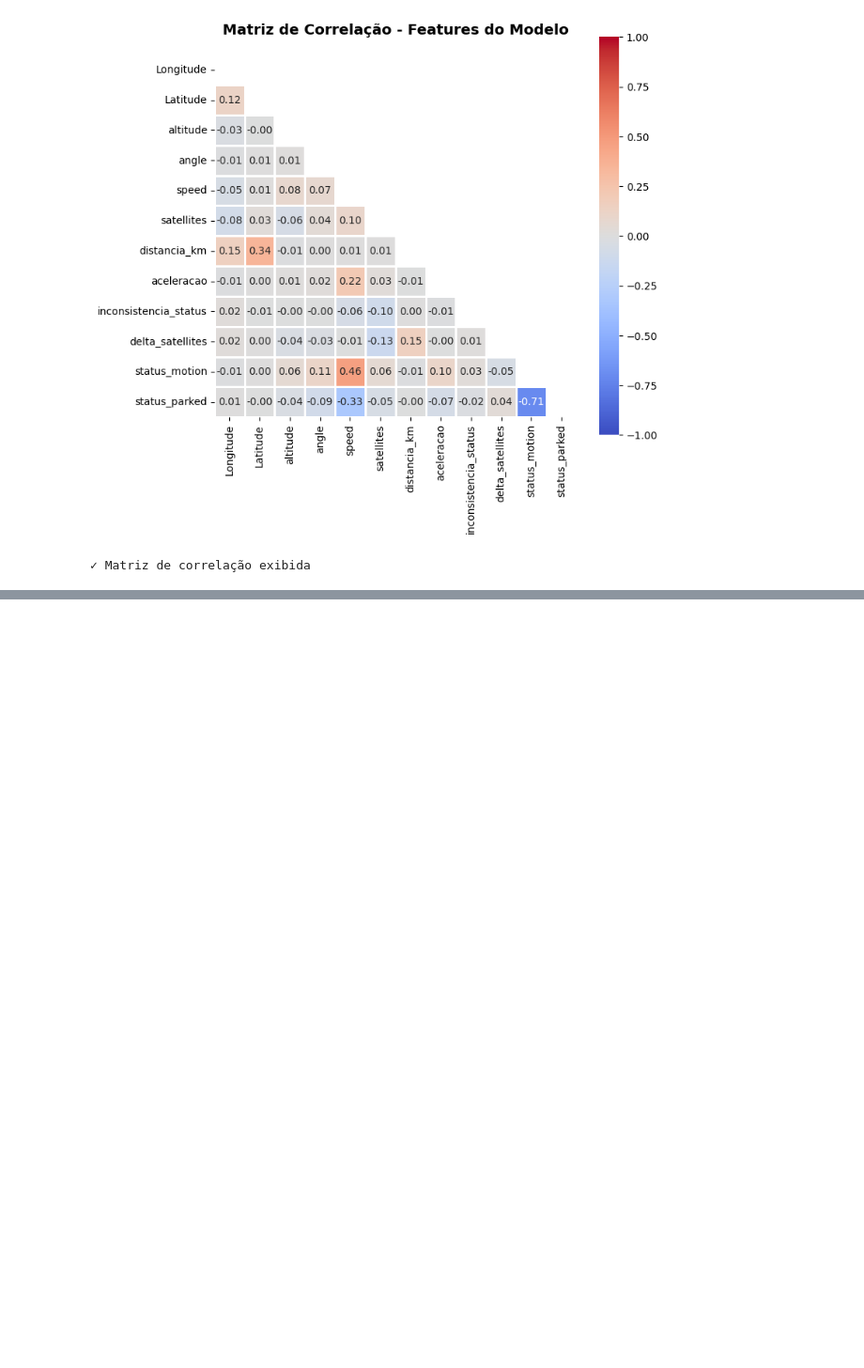
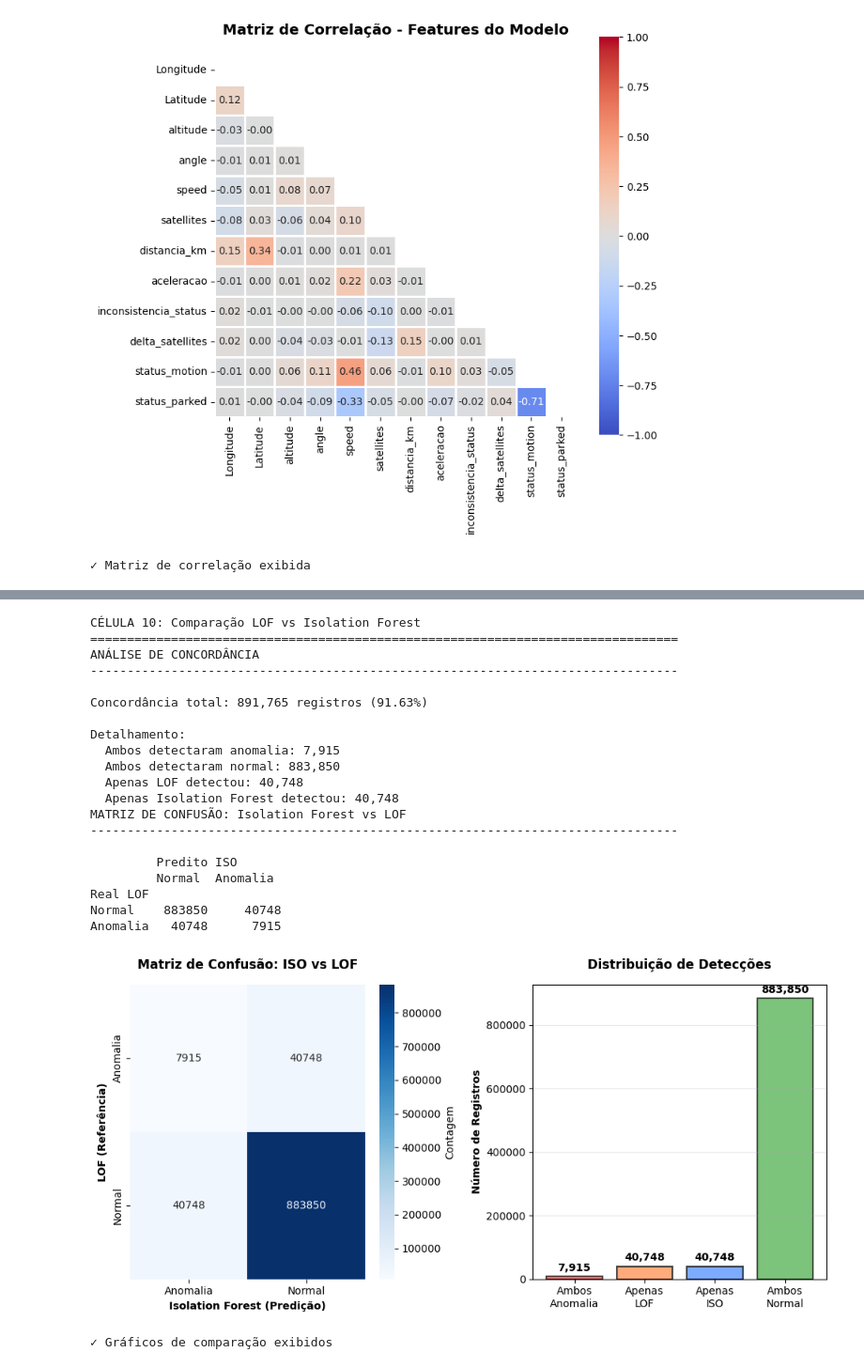
Before and after one commit to Roger-Quinelato/Detec-de-Anomalias, a Jupyter notebook: m2-lof-iso-RogerQuinelato.ipynb, the cells around one changed output, grey strips where cells are left out. Shown: that part at 94% size. Cells and saved outputs as stored; diff of their text form; code cells hidden in the pictures; blank space fills up the shorter version.

```diff
--- a/m2-lof-iso-RogerQuinelato.ipynb
+++ b/m2-lof-iso-RogerQuinelato.ipynb
@@ -364,7 +396,6 @@ ambos_normal = ((df_encoded['lof_prediction'] == 1) & (df_encoded['iso_predictio
 apenas_lof = ((df_encoded['lof_prediction'] == -1) & (df_encoded['iso_prediction'] == 1)).sum()
 apenas_iso = ((df_encoded['lof_prediction'] == 1) & (df_encoded['iso_prediction'] == -1)).sum()
 
-print("\n" + "-" * 80)
 print("ANÁLISE DE CONCORDÂNCIA")
 print("-" * 80)
 print(f"\nConcordância total: {concordancia:,} registros ({pct_concordancia:.2f}%)")
@@ -390,34 +421,57 @@ print(f"Real LOF")
 print(f"Normal    {cm[1,1]:6d}  {cm[1,0]:8d}")
 print(f"Anomalia  {cm[0,1]:6d}  {cm[0,0]:8d}")
 
 # Visualizar Matriz de Confusão
-fig, axes = plt.subplots(1, 2, figsize=(14, 5))
+fig, axes = plt.subplots(1, 2, figsize=(10, 5))
 
 # Matriz de confusão
 sns.heatmap(cm, annot=True, fmt='d', cmap='Blues', ax=axes[0],
             xticklabels=['Anomalia', 'Normal'],
             yticklabels=['Anomalia', 'Normal'],
             cbar_kws={'label': 'Contagem'})
 axes[0].set_xlabel('Isolation Forest (Predição)', fontweight='bold')
 axes[0].set_ylabel('LOF (Referência)', fontweight='bold')
 axes[0].set_title('Matriz de Confusão: ISO vs LOF', fontweight='bold', pad=15)
 
 # Diagrama de Venn (conceitual)
 categorias = ['Ambos\nAnomalia', 'Apenas\nLOF', 'Apenas\nISO', 'Ambos\nNormal']
 valores = [ambos_anomalia, apenas_lof, apenas_iso, ambos_normal]
 cores = ['#FF4444', '#FF8844', '#4488FF', '#44AA44']
 
 axes[1].bar(categorias, valores, color=cores, alpha=0.7, edgecolor='black', linewidth=1.5)
 axes[1].set_ylabel('Número de Registros', fontweight='bold')
 axes[1].set_title('Distribuição de Detecções', fontweight='bold', pad=15)
 axes[1].grid(axis='y', alpha=0.3)
 
 for i, v in enumerate(valores):
     axes[1].text(i, v + max(valores)*0.02, f'{v:,}', ha='center', fontweight='bold')
 
 plt.tight_layout()
 plt.show()
 print("\n✓ Gráficos de comparação exibidos")
+# %% [output]
+CÉLULA 10: Comparação LOF vs Isolation Forest
+================================================================================
+ANÁLISE DE CONCORDÂNCIA
+--------------------------------------------------------------------------------
+
+Concordância total: 891,765 registros (91.63%)
+
+Detalhamento:
+  Ambos detectaram anomalia: 7,915
+  Ambos detectaram normal: 883,850
+  Apenas LOF detectou: 40,748
+  Apenas Isolation Forest detectou: 40,748
+MATRIZ DE CONFUSÃO: Isolation Forest vs LOF
+--------------------------------------------------------------------------------
+
+         Predito ISO
+         Normal  Anomalia
+Real LOF
+Normal    883850     40748
+Anomalia   40748      7915
+[figure, added]
+✓ Gráficos de comparação exibidos
 # %%
 # CÉLULA 11: ANÁLISE POR VEÍCULO - AMBOS OS MODELOS
 # ============================================================================
```
Also changed, not shown: parts of 14 cells of this notebook.
